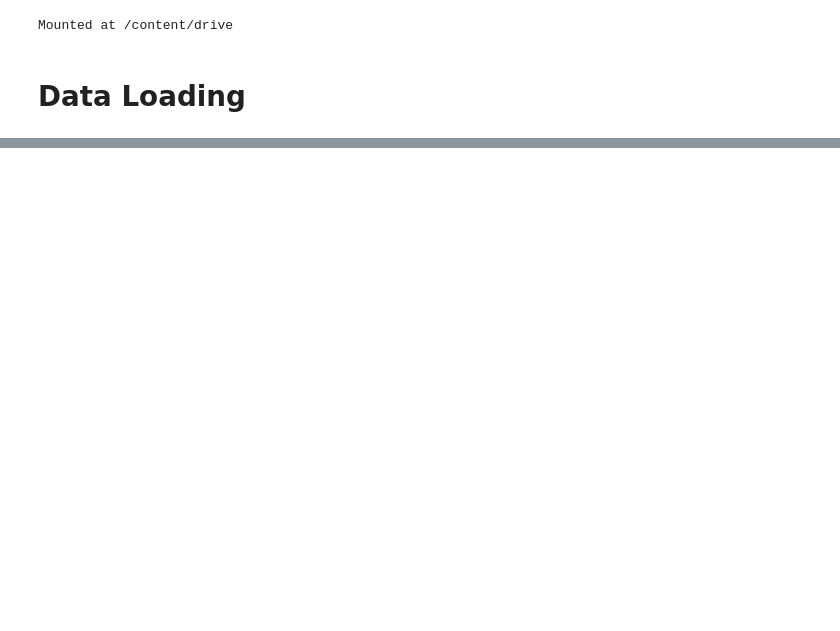
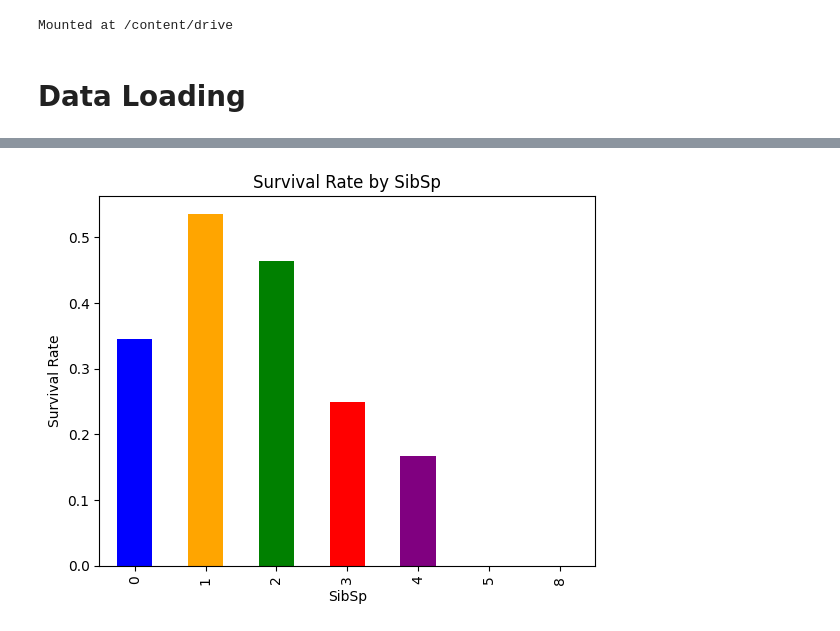
Before and after one commit to segnig/Kaggle-Competitions, a Jupyter notebook: titanic/titanic.ipynb, the cells around one changed output, grey strips where cells are left out. Saved outputs shown, nothing was run; the diff lists cells and outputs as text; code cells hidden in the pictures; blank space fills up the shorter version.

```diff
--- a/titanic/titanic.ipynb
+++ b/titanic/titanic.ipynb
@@ -44,0 +52,4 @@ plt.show()
+# %%
+plot_ratio_of_survived("SibSp")
+# %% [output]
+[figure, added]
```
Also changed, not shown: parts of 4 cells of this notebook.
